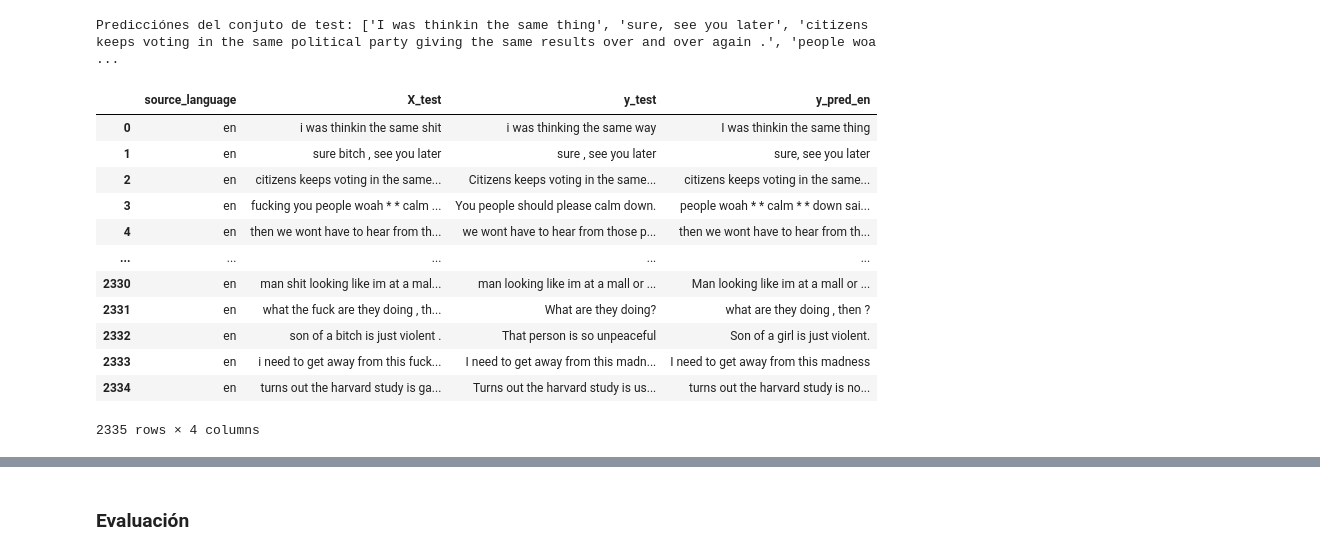
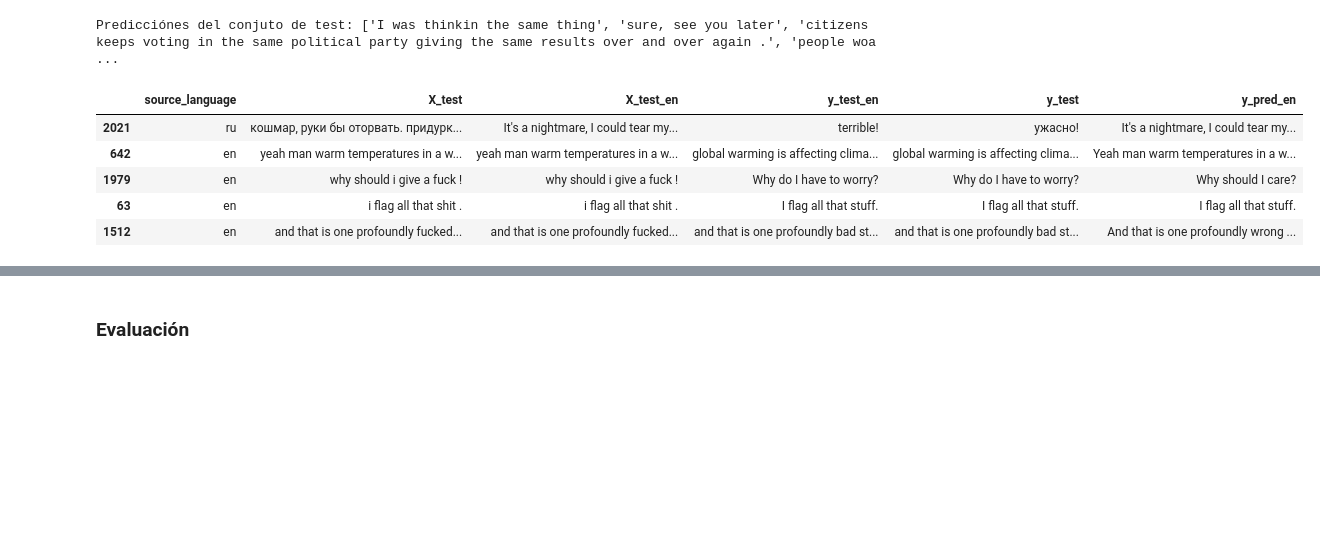
Before and after one commit to 18mgdev/nlp_detox, a Jupyter notebook: nlp_detox.ipynb, the cells around one changed output, grey strips where cells are left out. Cells and saved outputs as stored; diff of their text form; code cells hidden in the pictures; blank space fills up the shorter version.

```diff
--- a/nlp_detox.ipynb
+++ b/nlp_detox.ipynb
@@ -717,25 +708,21 @@ Predicciónes del conjuto de test: ['I was thinkin the same thing', 'sure, see y
 # Crea el DataFrame de test
 df_test = pd.DataFrame({
     "source_language": list(test['source_language']),
-    "X_test": X_test,
-    "y_test": y_test,
+    "X_test": list(test['toxic_sentence']),
+    "X_test_en": X_test,
+    "y_test_en": y_test,
+    "y_test": list(test['neutral_sentence']),
     "y_pred_en": decoded_outputs,
 })
-df_test
-# %% [output]
-|  | source_language | X_test | y_test | y_pred_en |
-| 0 | en | i was thinkin the same shit | i was thinking the same way | I was thinkin the same thing |
-| 1 | en | sure bitch , see you later | sure , see you later | sure, see you later |
-| 2 | en | citizens keeps voting in the same... | Citizens keeps voting in the same... | citizens keeps voting in the same... |
-| 3 | en | fucking you people woah * * calm ... | You people should please calm down. | people woah * * calm * * down sai... |
-| 4 | en | then we wont have to hear from th... | we wont have to hear from those p... | then we wont have to hear from th... |
-| ... | ... | ... | ... | ... |
-| 2330 | en | man shit looking like im at a mal... | man looking like im at a mall or ... | Man looking like im at a mall or ... |
-| 2331 | en | what the fuck are they doing , th... | What are they doing? | what are they doing , then ? |
-| 2332 | en | son of a bitch is just violent . | That person is so unpeaceful | Son of a girl is just violent. |
-| 2333 | en | i need to get away from this fuck... | I need to get away from this madn... | I need to get away from this madness |
-| 2334 | en | turns out the harvard study is ga... | Turns out the harvard study is us... | turns out the harvard study is no... |
-2335 rows × 4 columns
+# %%
+df_test.sample(5)
+# %% [output]
+|  | source_language | X_test | X_test_en | y_test_en | y_test | y_pred_en |
+| 2021 | ru | кошмар, руки бы оторвать. придурк... | It's a nightmare, I could tear my... | terrible! | ужасно! | It's a nightmare, I could tear my... |
+| 642 | en | yeah man warm temperatures in a w... | yeah man warm temperatures in a w... | global warming is affecting clima... | global warming is affecting clima... | Yeah man warm temperatures in a w... |
+| 1979 | en | why should i give a fuck ! | why should i give a fuck ! | Why do I have to worry? | Why do I have to worry? | Why should I care? |
+| 63 | en | i flag all that shit . | i flag all that shit . | I flag all that stuff. | I flag all that stuff. | I flag all that stuff. |
+| 1512 | en | and that is one profoundly fucked... | and that is one profoundly fucked... | and that is one profoundly bad st... | and that is one profoundly bad st... | And that is one profoundly wrong ... |
 # %%
 df_test_numpy = df_test.to_numpy()
 
```
Also changed, not shown: parts of 27 cells of this notebook, 1 other file.
